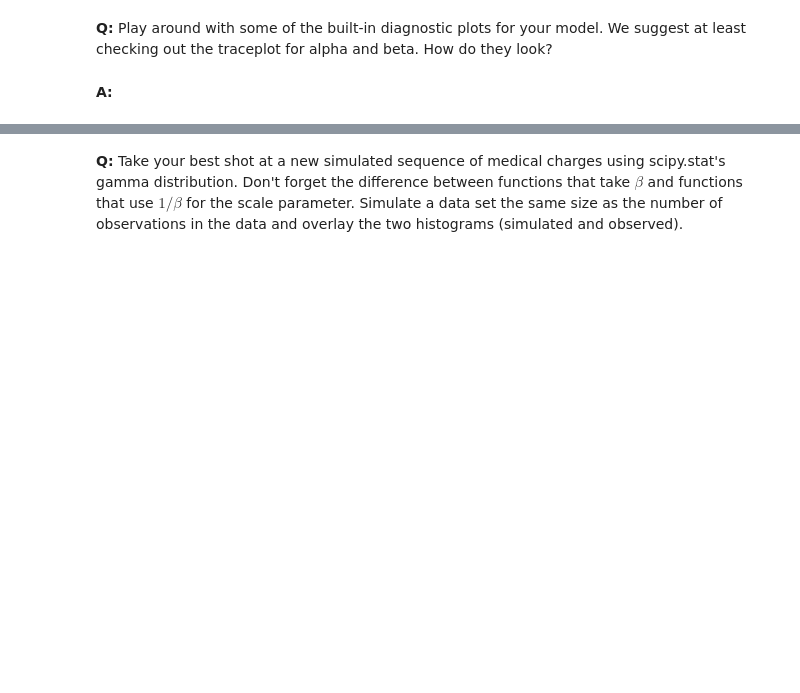
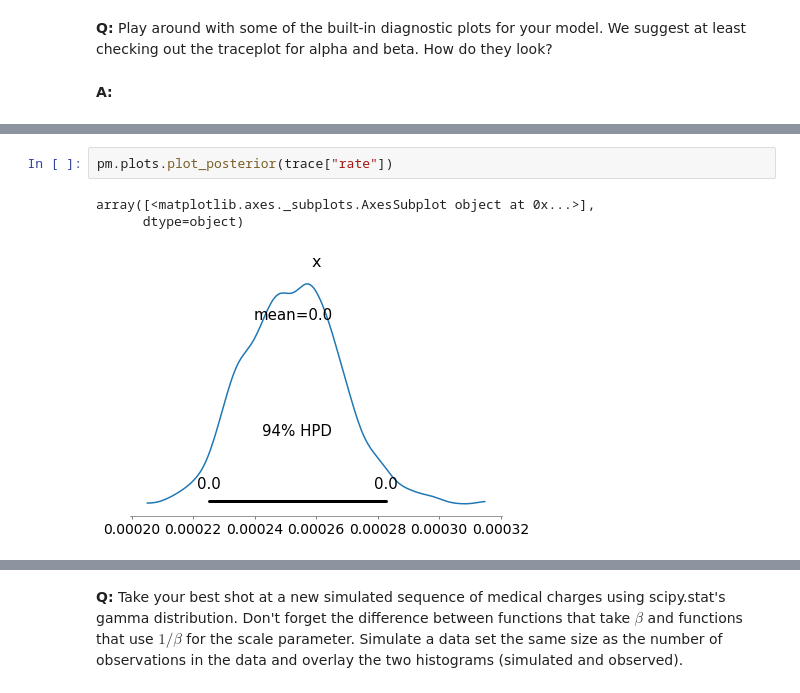
Before and after one commit to aspds18/Springboard_projects, a Jupyter notebook: Inferential_statistics_3q.ipynb, the cells around one changed output, grey strips where cells are left out. Drawn from its saved outputs; the diff is of its cells as text; blank space fills up the shorter version.

```diff
--- a/Inferential_statistics_3q.ipynb
+++ b/Inferential_statistics_3q.ipynb
@@ -190,0 +212,6 @@ __A:__
+# %%
+pm.plots.plot_posterior(trace["rate"])
+# %% [output]
+array([<matplotlib.axes._subplots.AxesSubplot object at 0x...>],
+      dtype=object)
+[figure, added]
```
Also changed, not shown: parts of 9 cells of this notebook.
